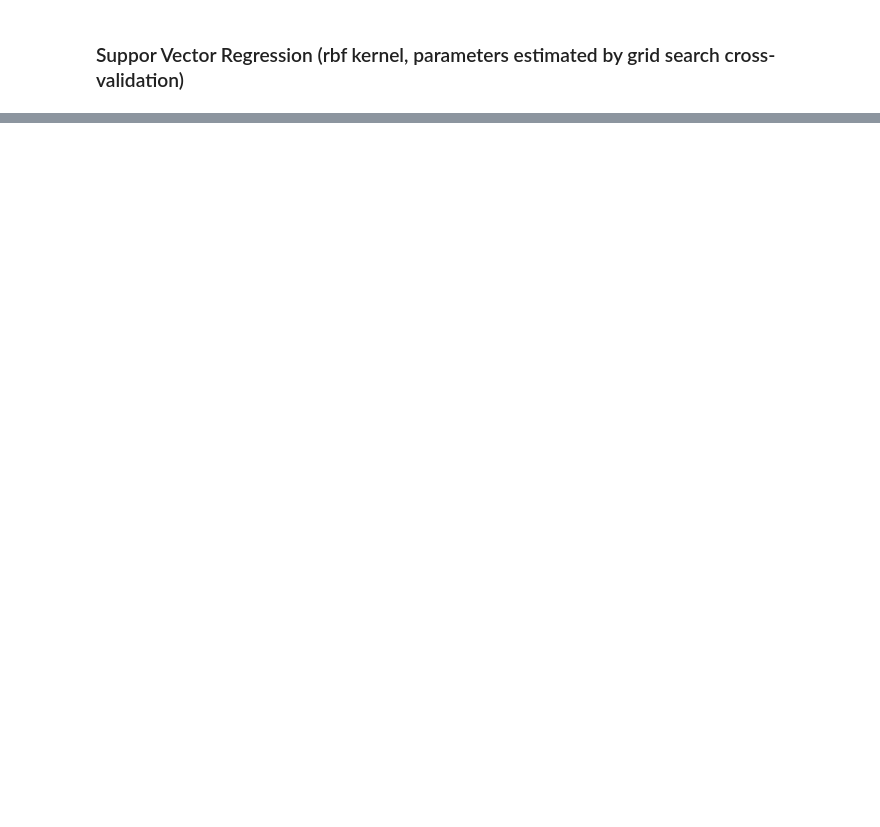
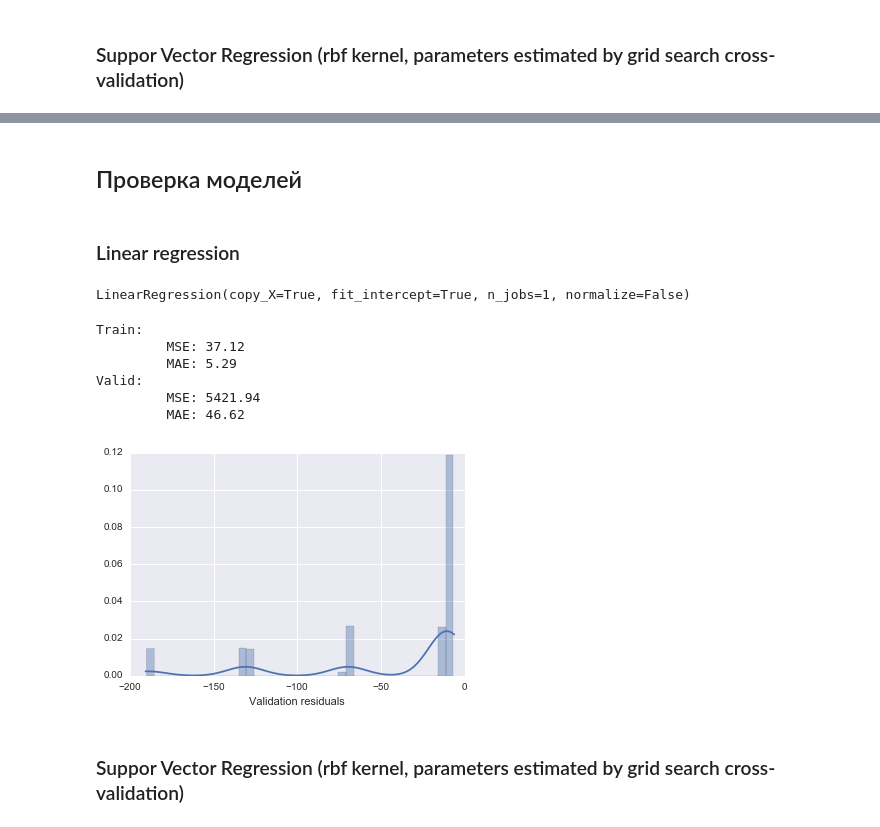
Before and after one commit to Obus/442-algorithm-help, a Jupyter notebook: 3-Full-Cycles 275-295 gallons.ipynb, the cells around one changed output, grey strips where cells are left out. Cells and saved outputs as stored; diff of their text form; code cells hidden in the pictures; blank space fills up the shorter version.

```diff
--- a/3-Full-Cycles 275-295 gallons.ipynb
+++ b/3-Full-Cycles 275-295 gallons.ipynb
@@ -222,0 +264,12 @@ model.best_params_
+# %%
+TEST_ROOT_DIR = '2015-12-21-OrangeTank'
+
+test_samples_dirs = filter(lambda d: 'Gallon' in d, os.listdir(TEST_ROOT_DIR))
+
+
+test_samples_df = pd.DataFrame(list(
+    itertools.chain.from_iterable((yield_gallon_dir(d, TEST_ROOT_DIR) for d in test_samples_dirs))
+))
+
+print test_samples_df.shape
+test_samples_df.sample(10)
@@ -222,0 +289,26 @@ model.best_params_
+# %%
+X_test = vectorize(test_samples_df[features_names])
+y_test = test_samples_df.gallons.values
+# %% [markdown]
+## Проверка моделей
+# %% [markdown]
+### Linear regression
+# %%
+model = sklearn.linear_model.LinearRegression(
+    copy_X=True, fit_intercept=True, n_jobs=1, normalize=False
+)
+model.fit(X_train, y_train)
+# %% [output]
+LinearRegression(copy_X=True, fit_intercept=True, n_jobs=1, normalize=False)
+# %%
+regression_report_train_valid(model, X_valid, X_test, y_valid, y_test, fit=False)
+# %% [output]
+Train:
+         MSE: 37.12
+         MAE: 5.29
+Valid:
+         MSE: 5421.94
+         MAE: 46.62
+[figure, added]
+# %% [markdown]
+### Suppor Vector Regression (rbf kernel, parameters estimated by grid search cross-validation)
```
Also changed, not shown: parts of 19 cells of this notebook, 1 other file.
